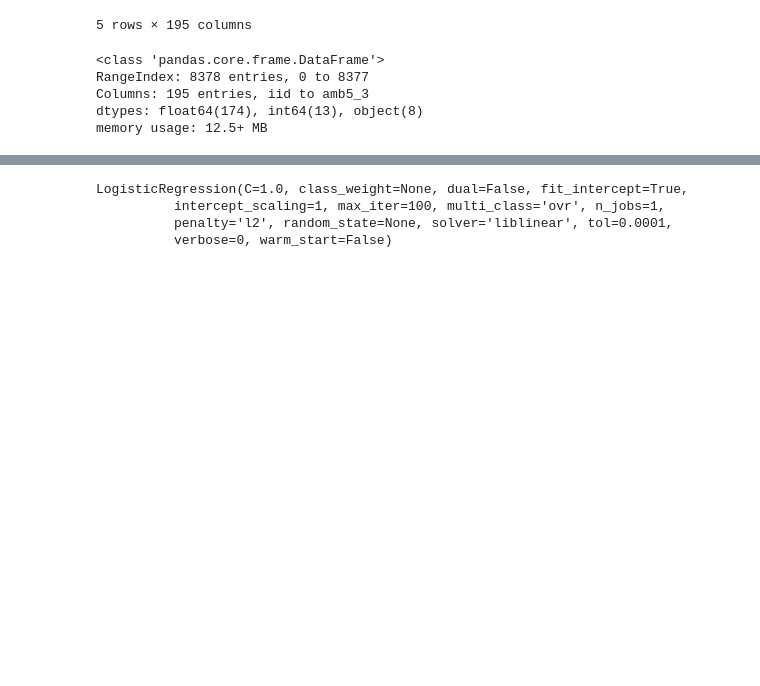
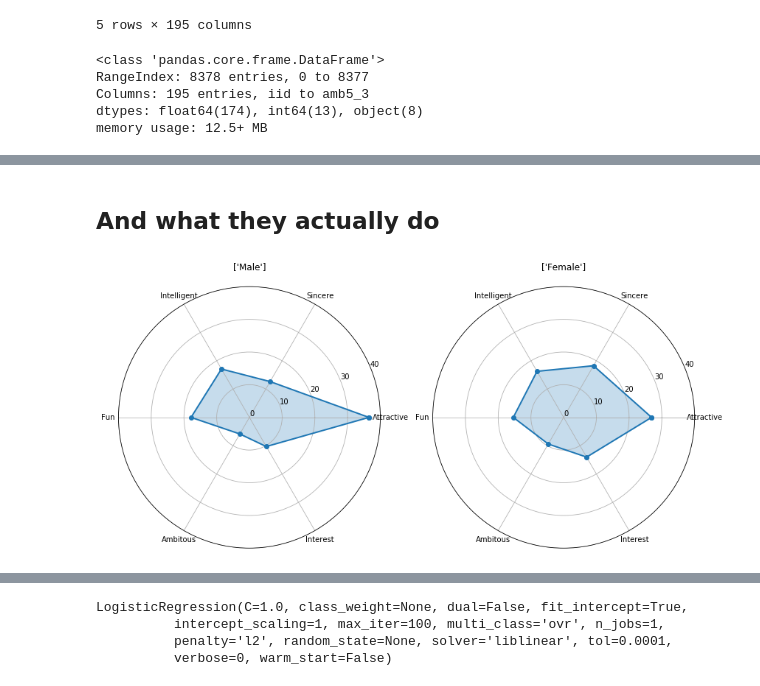
Before and after one commit to tranquidao/HomeWorkSubmit, a Jupyter notebook: dating_data_analyzing.ipynb, the cells around one changed output, grey strips where cells are left out. Saved outputs shown, nothing was run; the diff lists cells and outputs as text; code cells hidden in the pictures; blank space fills up the shorter version.

```diff
--- a/dating_data_analyzing.ipynb
+++ b/dating_data_analyzing.ipynb
@@ -81,3 +139,23 @@ ax2.grid(True)
+# %% [markdown]
+## And what they actually do
+# %%
+f1, (ax3, ax4) = plt.subplots(1, 2, subplot_kw=dict(projection='polar'), figsize=(14,14))
+
+ax3.plot(angles, stats_male_actually, 'o-', linewidth=2)
+ax3.fill(angles, stats_male_actually, alpha=0.25)
+ax3.set_thetagrids(angles * 180/np.pi, labels)
+ax3.set_yticks(range(0, 50, 10))
+ax3.set_title(['Male'])
+ax3.grid(True)
+
+ax4.plot(angles, stats_female_actually, 'o-', linewidth=2)
+ax4.fill(angles, stats_female_actually, alpha=0.25)
+ax4.set_thetagrids(angles * 180/np.pi, labels)
+ax4.set_yticks(range(0, 50, 10))
+ax4.set_title(['Female'])
+ax4.grid(True)
+# %% [output]
+[figure, added]
 # %%
 from sklearn.model_selection import train_test_split
 # %%
```
Also changed, not shown: parts of 27 cells of this notebook.
